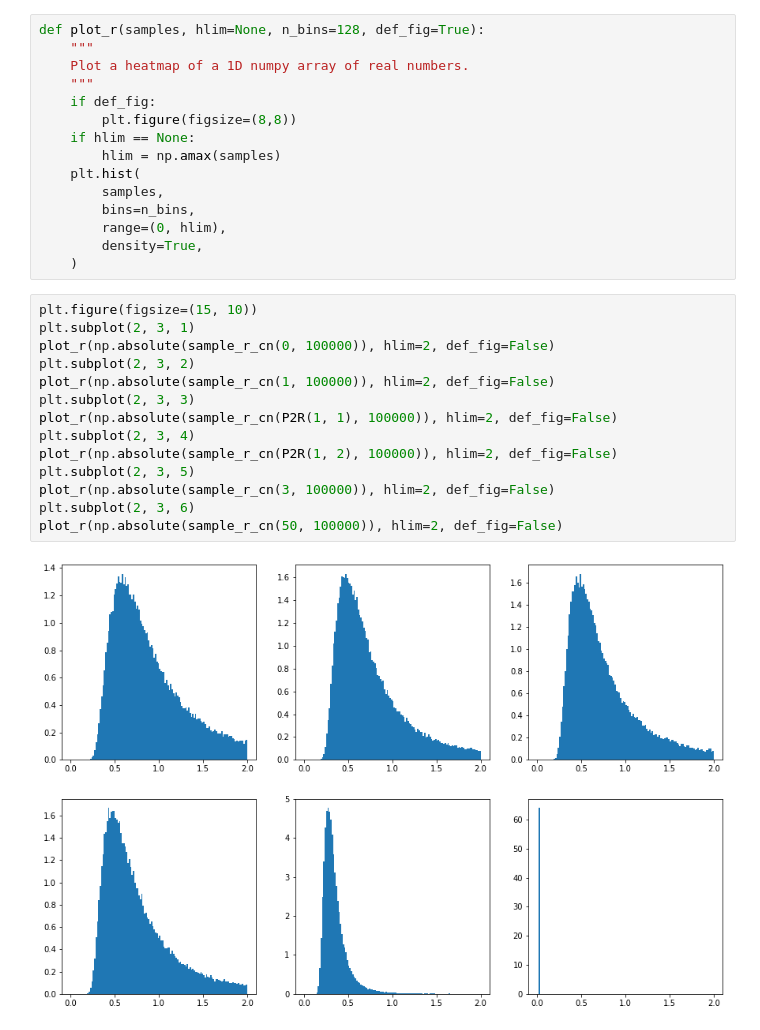
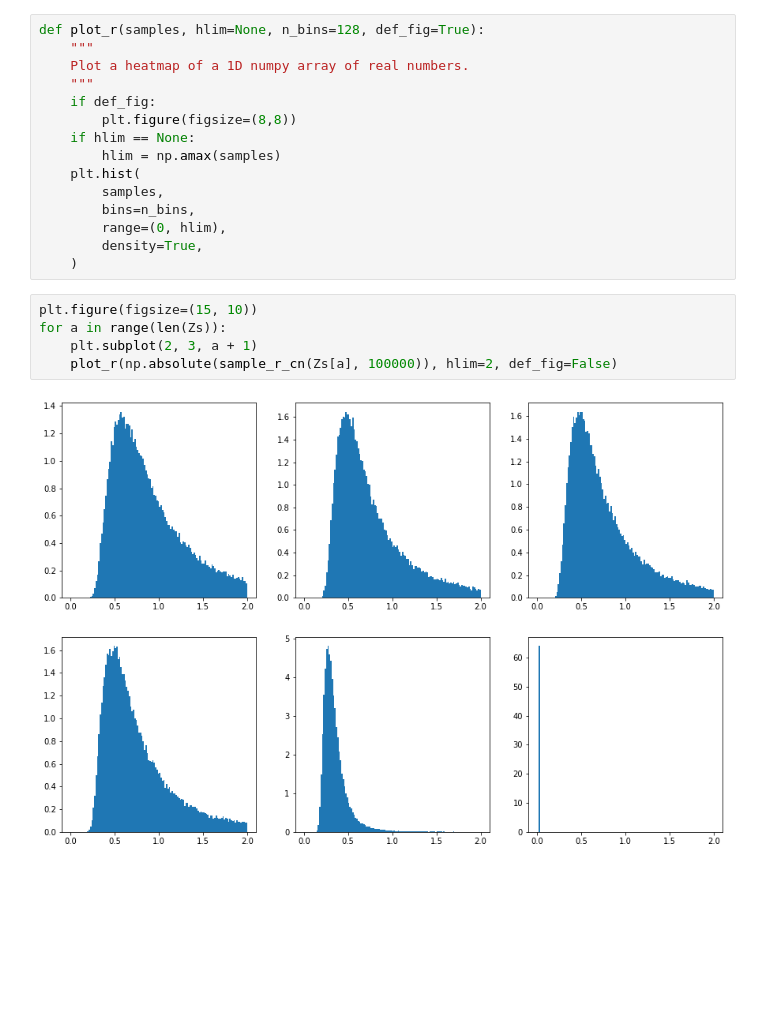
Before and after one commit to GilgameshxZero/18.821-fa19-c, a Jupyter notebook: project-2/gilgamesh/simulation-1-z-r.ipynb, the cells around one changed output. Saved outputs shown, nothing was run; the diff lists cells and outputs as text; blank space fills up the shorter version.

```diff
--- a/project-2/gilgamesh/simulation-1-z-r.ipynb
+++ b/project-2/gilgamesh/simulation-1-z-r.ipynb
@@ -80,19 +73,10 @@ def plot_r(samples, hlim=None, n_bins=128, def_fig=True):
         range=(0, hlim),
         density=True,
     )
-# %%
-plt.figure(figsize=(15, 10))
-plt.subplot(2, 3, 1)
-plot_r(np.absolute(sample_r_cn(0, 100000)), hlim=2, def_fig=False)
-plt.subplot(2, 3, 2)
-plot_r(np.absolute(sample_r_cn(1, 100000)), hlim=2, def_fig=False)
-plt.subplot(2, 3, 3)
-plot_r(np.absolute(sample_r_cn(P2R(1, 1), 100000)), hlim=2, def_fig=False)
-plt.subplot(2, 3, 4)
-plot_r(np.absolute(sample_r_cn(P2R(1, 2), 100000)), hlim=2, def_fig=False)
-plt.subplot(2, 3, 5)
-plot_r(np.absolute(sample_r_cn(3, 100000)), hlim=2, def_fig=False)
-plt.subplot(2, 3, 6)
-plot_r(np.absolute(sample_r_cn(50, 100000)), hlim=2, def_fig=False)
-# %% [output]
-[figure, removed]
+# %%
+plt.figure(figsize=(15, 10))
+for a in range(len(Zs)):
+    plt.subplot(2, 3, a + 1)
+    plot_r(np.absolute(sample_r_cn(Zs[a], 100000)), hlim=2, def_fig=False)
+# %% [output]
+[figure, added]
```
Also changed, not shown: parts of 3 cells of this notebook.
